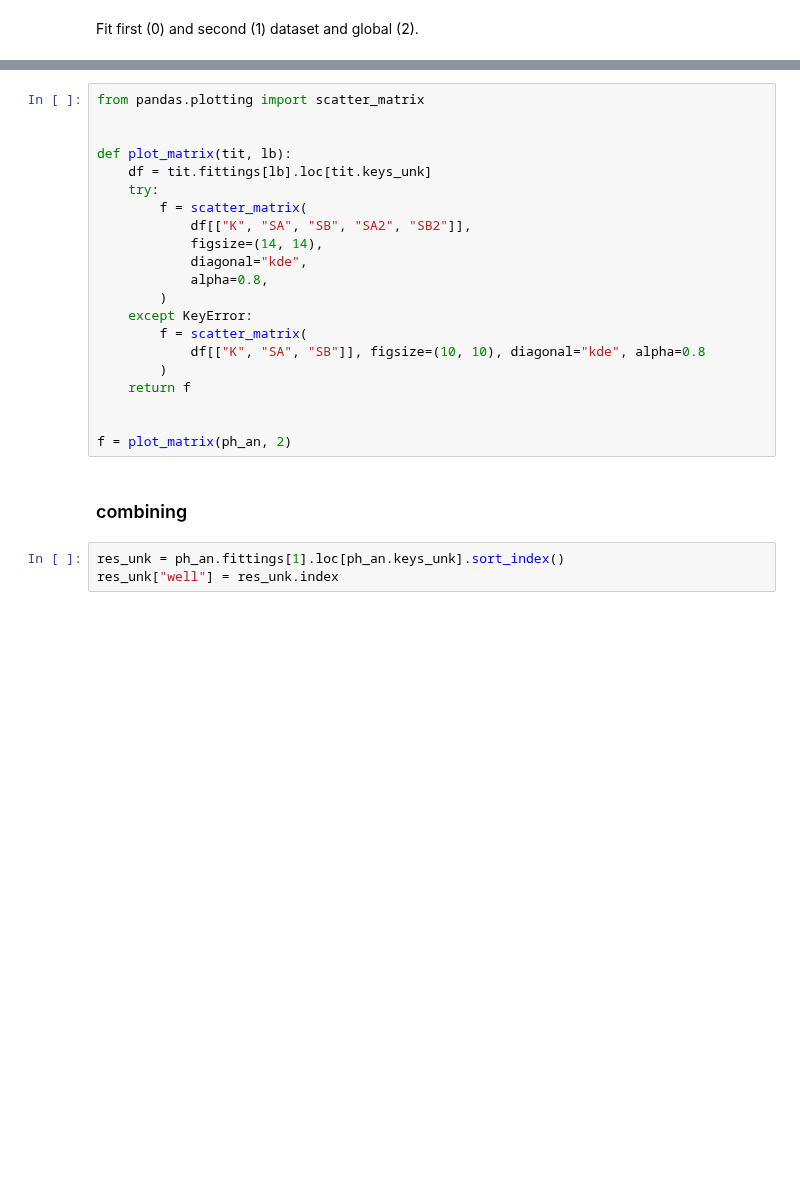
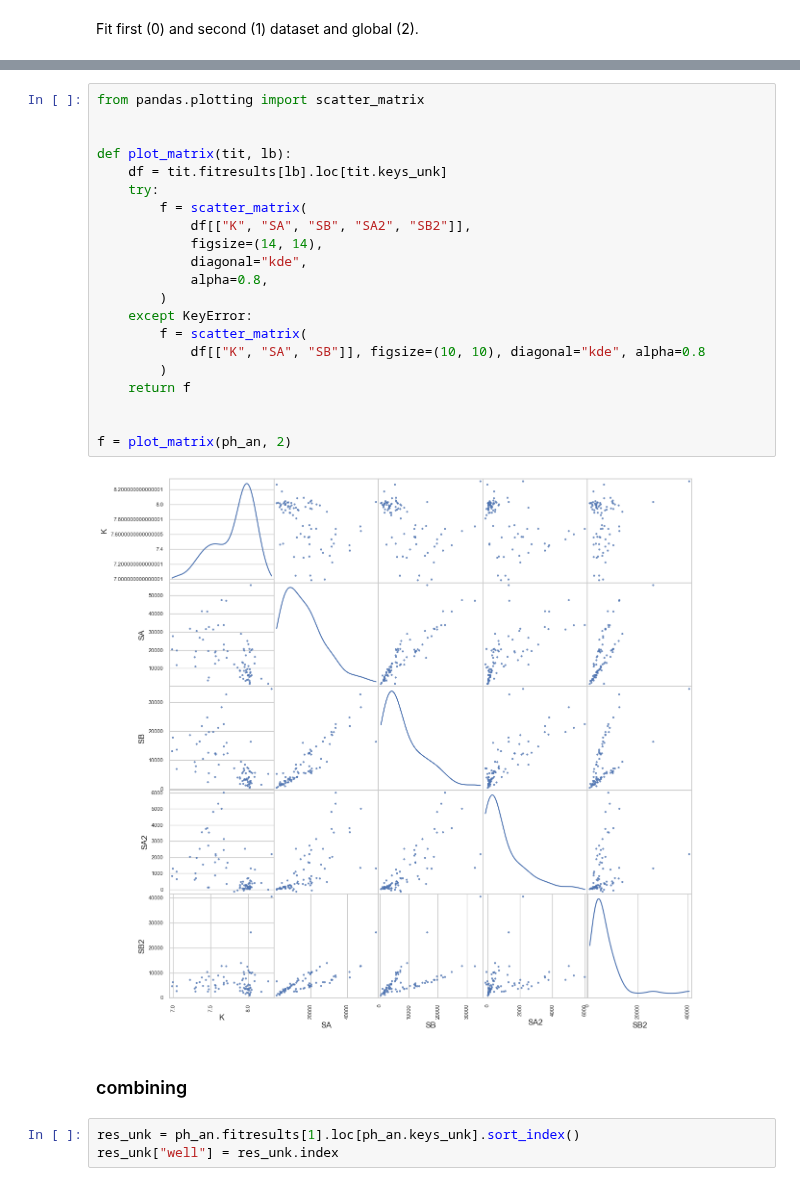
Before and after one commit to darosio/ClopHfit, a Jupyter notebook: docs/tutorials/prtecan.ipynb, the cells around one changed output, grey strips where cells are left out. Cells and saved outputs as stored; diff of their text form; blank space fills up the shorter version.

```diff
--- a/docs/tutorials/prtecan.ipynb
+++ b/docs/tutorials/prtecan.ipynb
@@ -406,28 +487,30 @@ with sb.axes_style("darkgrid"):
 # %%
 from pandas.plotting import scatter_matrix
 
 
 def plot_matrix(tit, lb):
-    df = tit.fittings[lb].loc[tit.keys_unk]
+    df = tit.fitresults[lb].loc[tit.keys_unk]
     try:
         f = scatter_matrix(
             df[["K", "SA", "SB", "SA2", "SB2"]],
             figsize=(14, 14),
             diagonal="kde",
             alpha=0.8,
         )
     except KeyError:
         f = scatter_matrix(
             df[["K", "SA", "SB"]], figsize=(10, 10), diagonal="kde", alpha=0.8
         )
     return f
 
 
 f = plot_matrix(ph_an, 2)
+# %% [output]
+[figure, added]
 # %% [markdown]
 ### combining
 # %%
-res_unk = ph_an.fittings[1].loc[ph_an.keys_unk].sort_index()
+res_unk = ph_an.fitresults[1].loc[ph_an.keys_unk].sort_index()
 res_unk["well"] = res_unk.index
 # %%
 # g = sns.FacetGrid(data=res2, row='well',  margin_titles=True)
```
Also changed, not shown: parts of 66 cells of this notebook, 1 other file.
